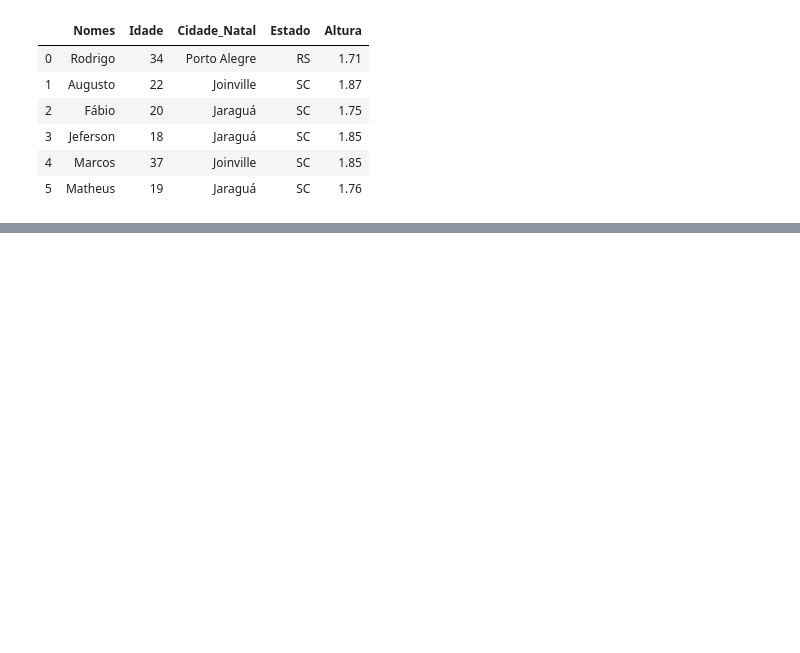
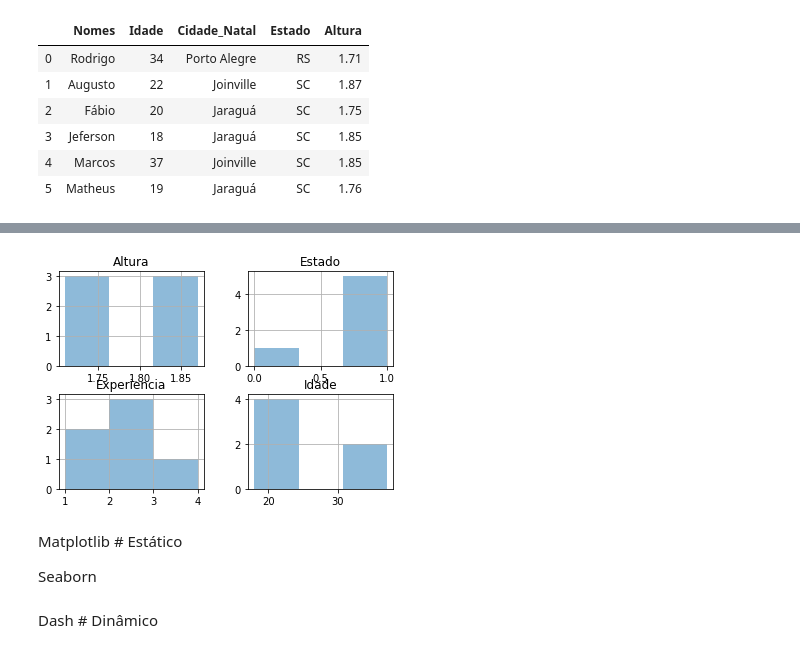
Before and after one commit to PYTHON-SELECT/MVP-DEVELOPMENT, a Jupyter notebook: Pandas.ipynb, the cells around one changed output, grey strips where cells are left out. Saved outputs shown, nothing was run; the diff lists cells and outputs as text; code cells hidden in the pictures; blank space fills up the shorter version.

```diff
--- a/Pandas.ipynb
+++ b/Pandas.ipynb
@@ -128,0 +313,11 @@ df
+# %%
+df.hist( bins =3, alpha=0.5)
+plt.savefig('hist.png', dpi = 300)
+# %% [output]
+[figure, added]
+# %% [markdown]
+Matplotlib # Estático
+
+Seaborn
+# %% [markdown]
+Dash # Dinâmico
```
Also changed, not shown: parts of 36 cells of this notebook.
